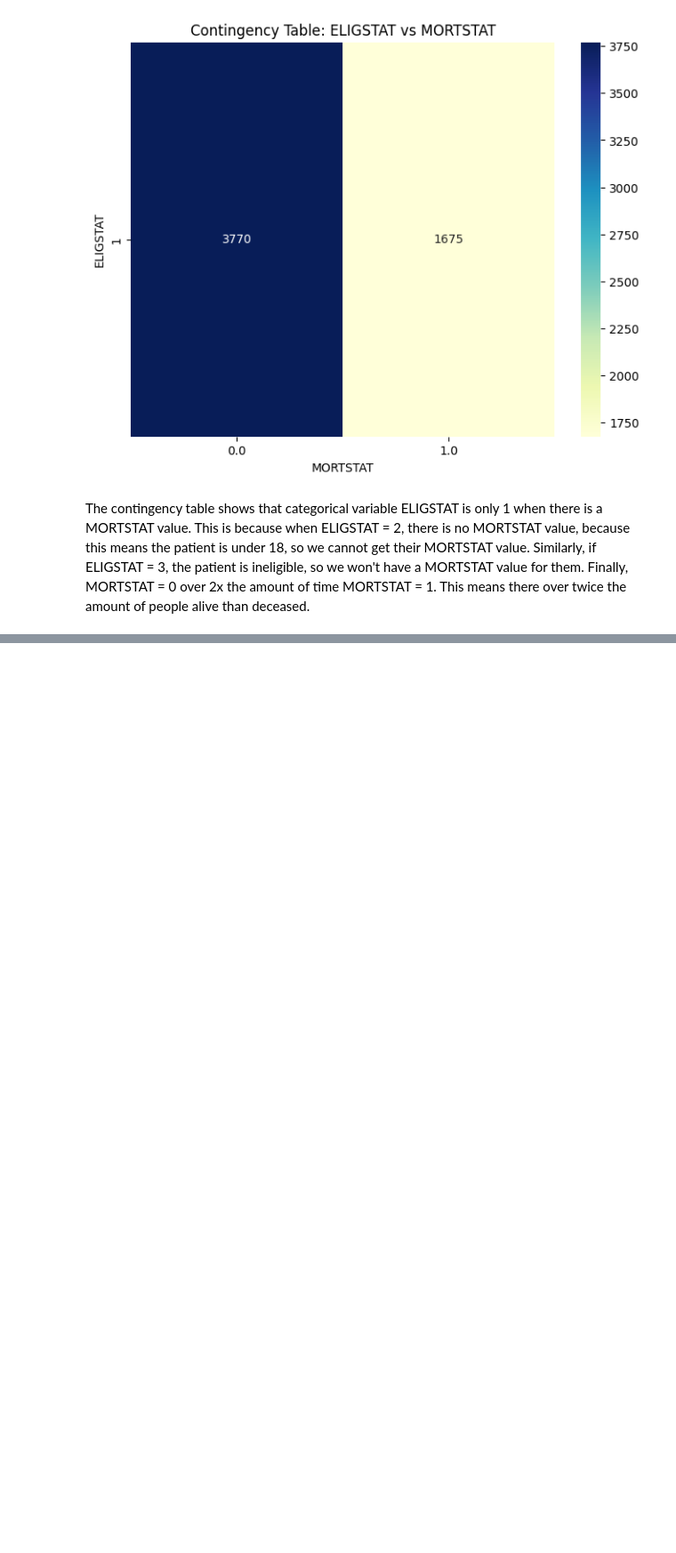
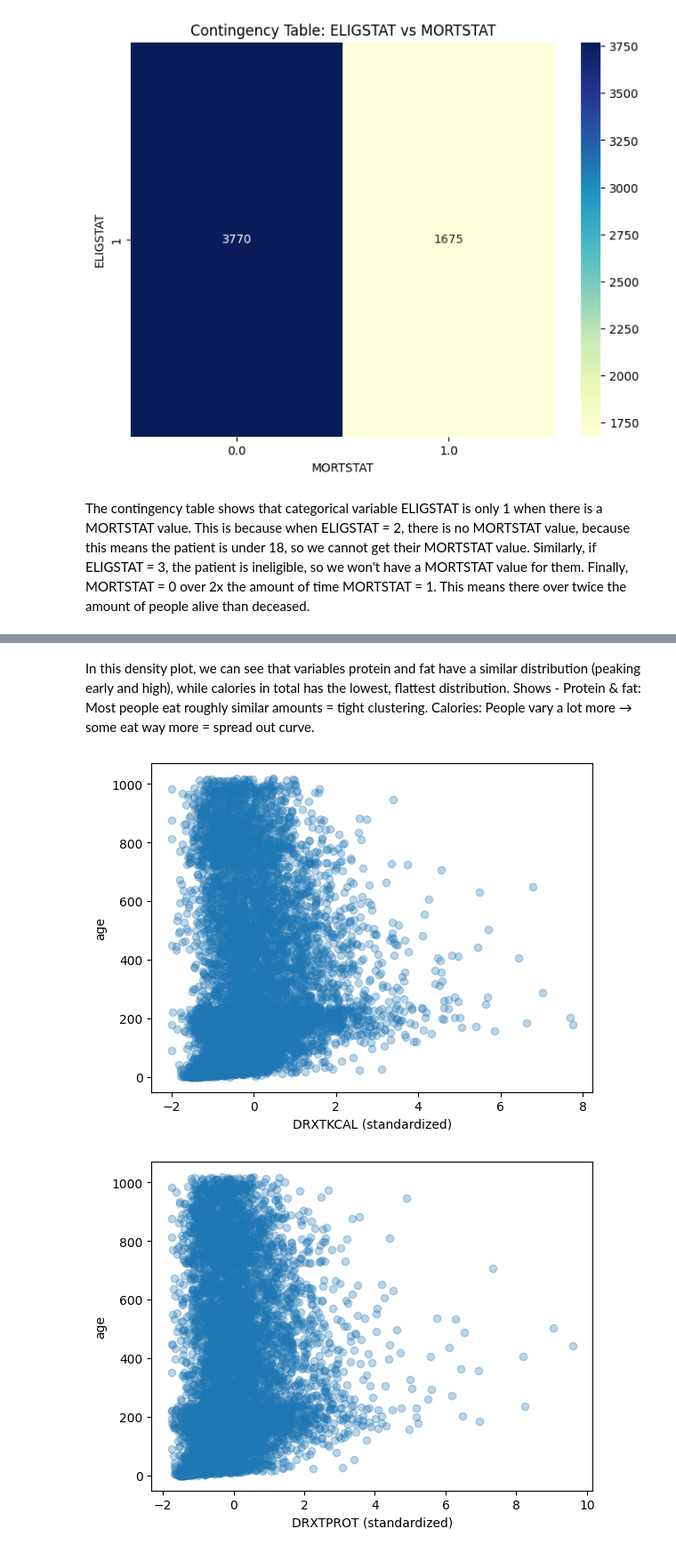
Before and after one commit to lainegoldmacher1/DS3021-project-1, a Jupyter notebook: project_1_bsds_part1.ipynb, the cells around one changed output, grey strips where cells are left out. Shown at 89% size. Drawn from its saved outputs; the diff is of its cells as text; code cells hidden in the pictures; blank space fills up the shorter version.

```diff
--- a/project_1_bsds_part1.ipynb
+++ b/project_1_bsds_part1.ipynb
@@ -421,0 +509,21 @@ The contingency table shows that categorical variable ELIGSTAT is only 1 when th
+# %% [markdown]
+In this density plot, we can see that variables protein and fat have a similar distribution (peaking early and high), while calories in total has the lowest, flattest distribution.
+Shows -
+Protein & fat: Most people eat roughly similar amounts = tight clustering.
+Calories: People vary a lot more → some eat way more = spread out curve.
+# %%
+from sklearn.preprocessing import StandardScaler
+
+scaler = StandardScaler()
+scaled = scaler.fit_transform(X_interesting[nutrients])
+scaled_df = pd.DataFrame(scaled, columns=nutrients)
+
+for var in nutrients:
+    plt.figure()
+    plt.scatter(scaled_df[var], X_interesting['RIDAGEEX'], alpha=0.3)
+    plt.xlabel(var + " (standardized)")
+    plt.ylabel('age')
+    plt.show()
+# %% [output]
+[figure, added]
+[figure, added]
```
Also changed, not shown: parts of 14 cells of this notebook.
